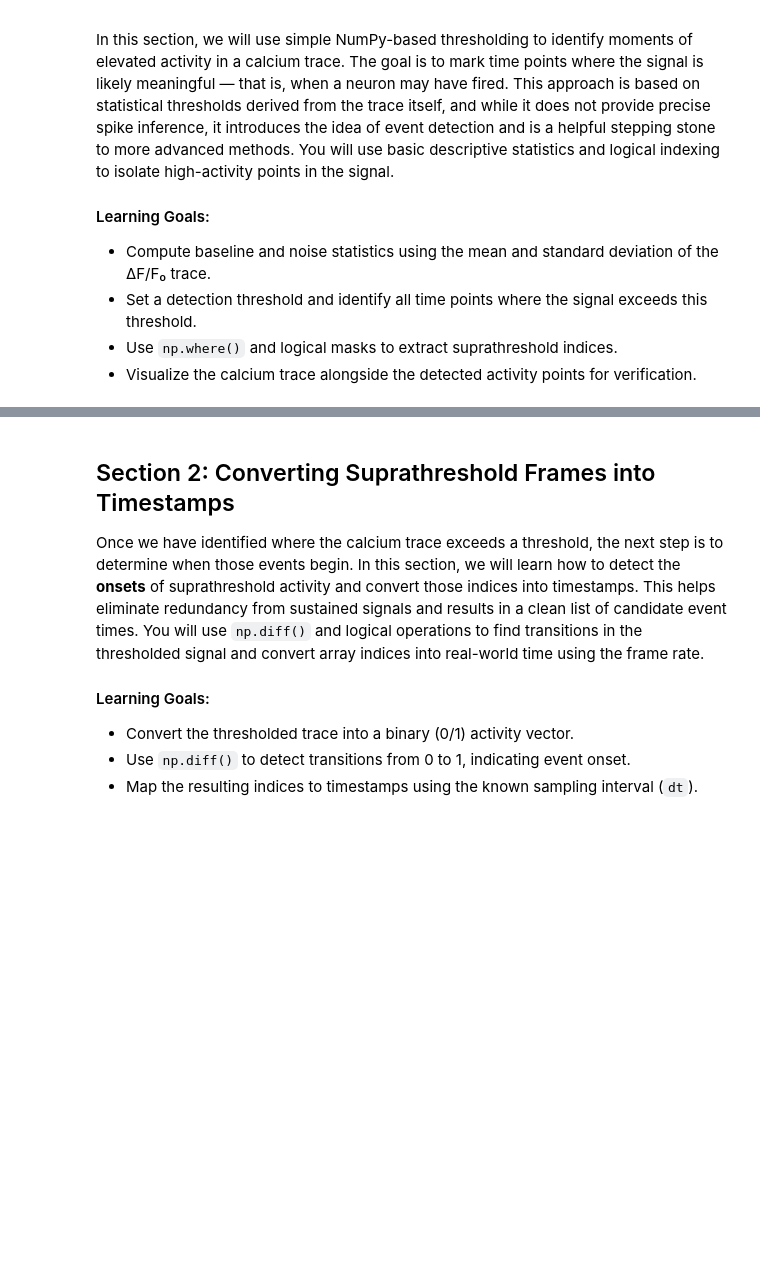
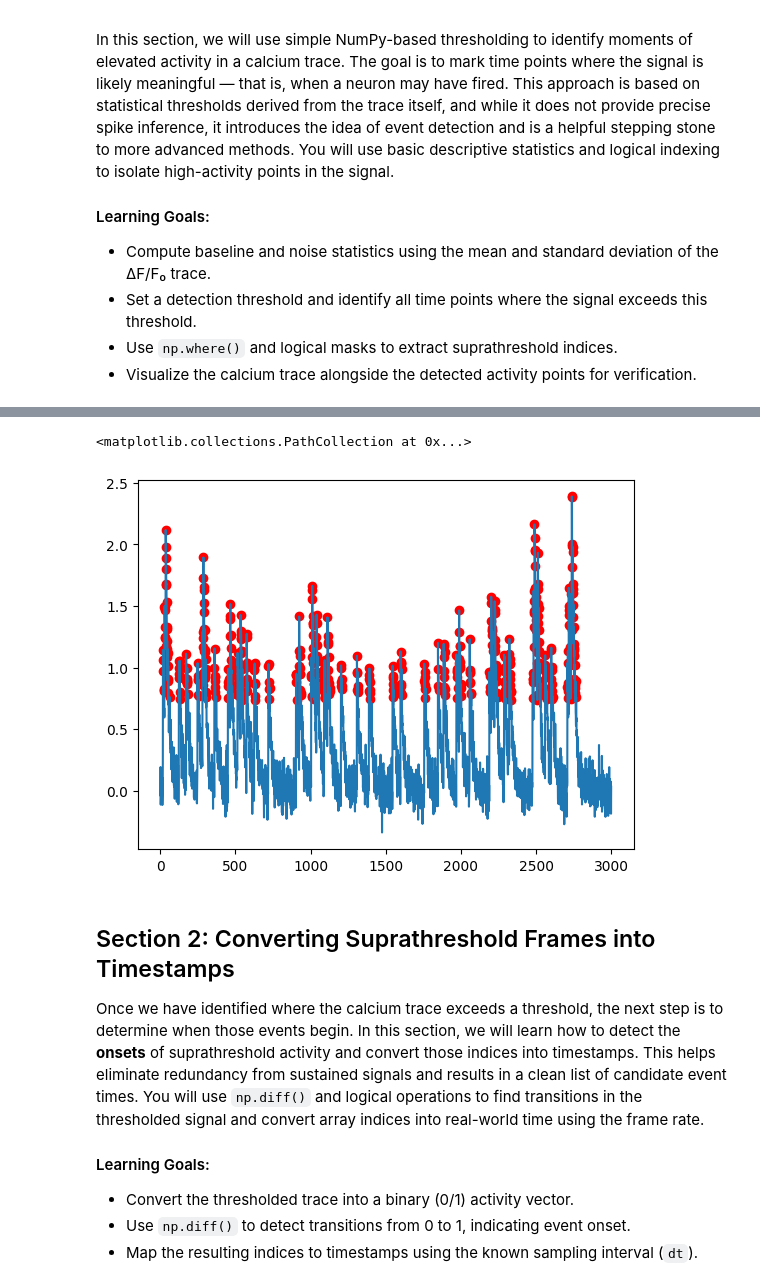
Before and after one commit to sangeethankumar/Courses, a Jupyter notebook: CalciumImaging/Draft1/Thresholding and Events.ipynb, the cells around one changed output, grey strips where cells are left out. Saved outputs shown, nothing was run; the diff lists cells and outputs as text; code cells hidden in the pictures; blank space fills up the shorter version.

```diff
--- a/CalciumImaging/Draft1/Thresholding and Events.ipynb
+++ b/CalciumImaging/Draft1/Thresholding and Events.ipynb
@@ -16,3 +128,13 @@ In this section, we will use simple NumPy-based thresholding to identify moments
+# %%
+treshold_factor = 1.0
+det_treshold = np.mean(fluorescence_trace_1) + treshold_factor * np.std(fluorescence_trace_1)
+candidate_events = np.where(fluorescence_trace_1 > det_treshold)[0]
+
+plt.plot(fluorescence_trace_1)
+plt.scatter(np.arange(len(fluorescence_trace_1))[candidate_events], fluorescence_trace_1[candidate_events], color='r')
+# %% [output]
+<matplotlib.collections.PathCollection at 0x...>
+[figure, added]
 # %% [markdown]
 
 ## Section 2: Converting Suprathreshold Frames into Timestamps
```
Also changed, not shown: parts of 22 cells of this notebook.
